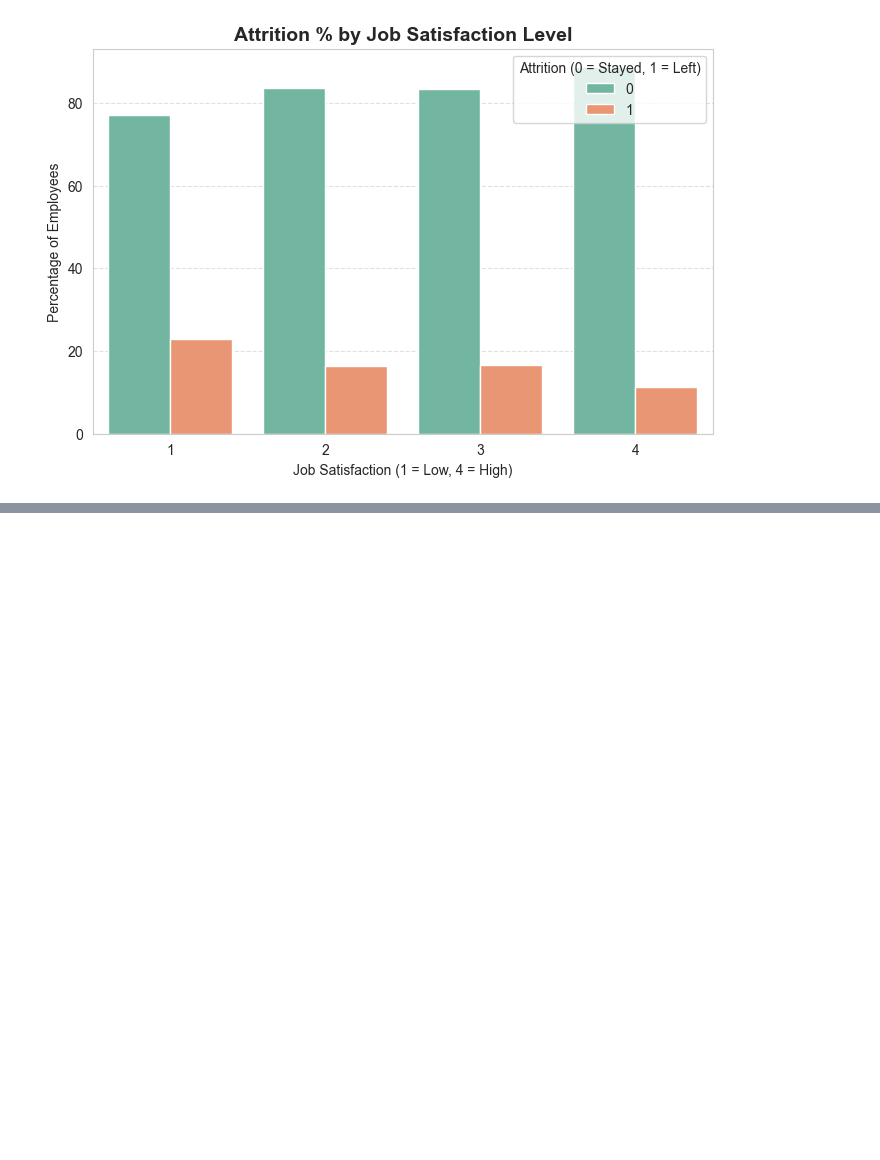
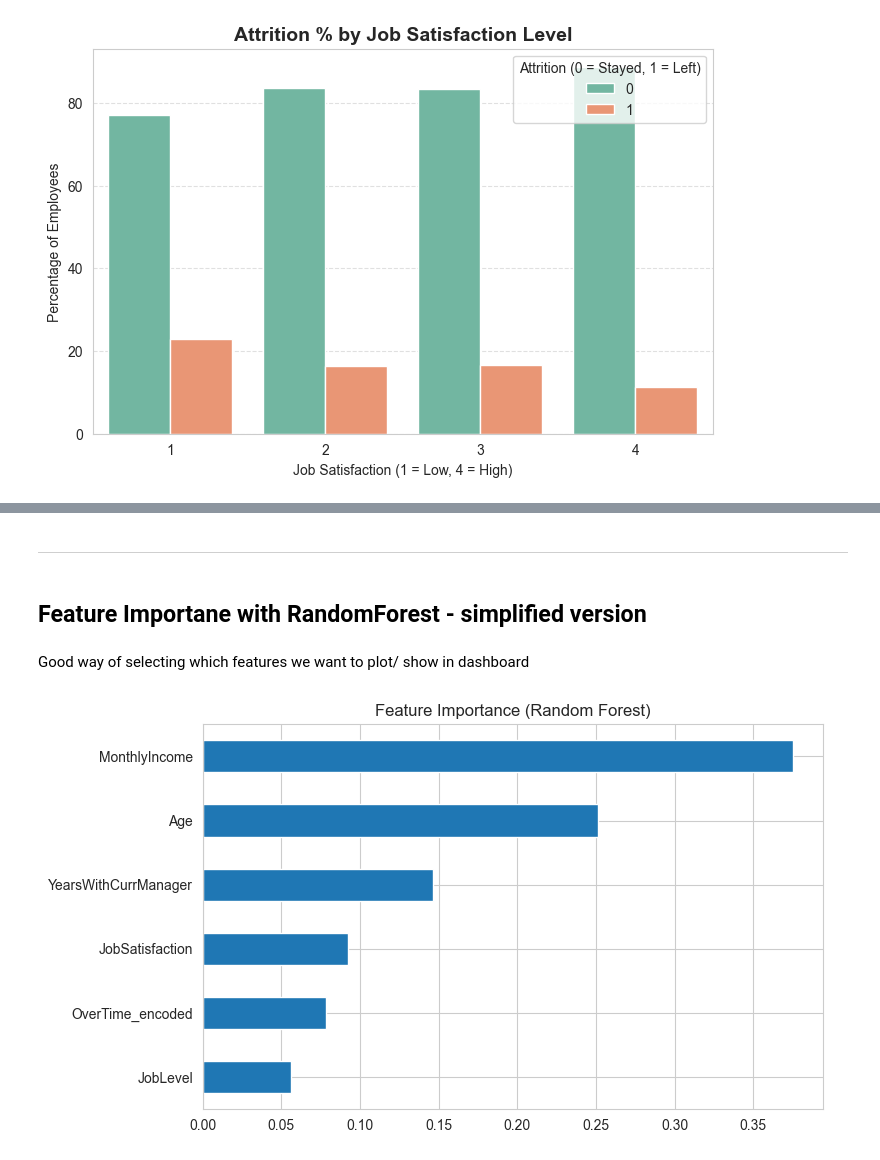
Before and after one commit to RanaAlaaTahon/employee-turnover-prediction, a Jupyter notebook: jupyter_notebooks/Data_Visualisation_Mike.ipynb, the cells around one changed output, grey strips where cells are left out. Drawn from its saved outputs; the diff is of its cells as text; code cells hidden in the pictures; blank space fills up the shorter version.

```diff
--- a/jupyter_notebooks/Data_Visualisation_Mike.ipynb
+++ b/jupyter_notebooks/Data_Visualisation_Mike.ipynb
@@ -352,0 +590,22 @@ plt.show()
+# %% [markdown]
+---
+# %% [markdown]
+
+## Feature Importane with RandomForest - simplified version
+# %% [markdown]
+
+Good way of selecting which features we want to plot/ show in dashboard
+# %%
+from sklearn.ensemble import RandomForestClassifier
+
+X = df[top_num_features]
+y = df["Attrition_encoded"]
+
+rf = RandomForestClassifier(random_state=42)
+rf.fit(X, y)
+
+importances = pd.Series(rf.feature_importances_, index=top_num_features)
+importances.sort_values(ascending=True).plot.barh(figsize=(8,5), title="Feature Importance (Random Forest)")
+plt.show()
+# %% [output]
+[figure, added]
```
Also changed, not shown: parts of 32 cells of this notebook.
